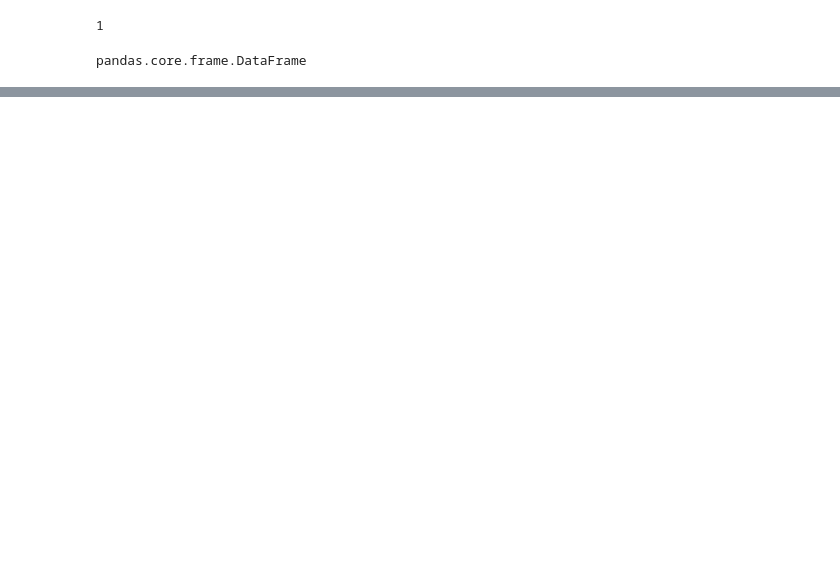
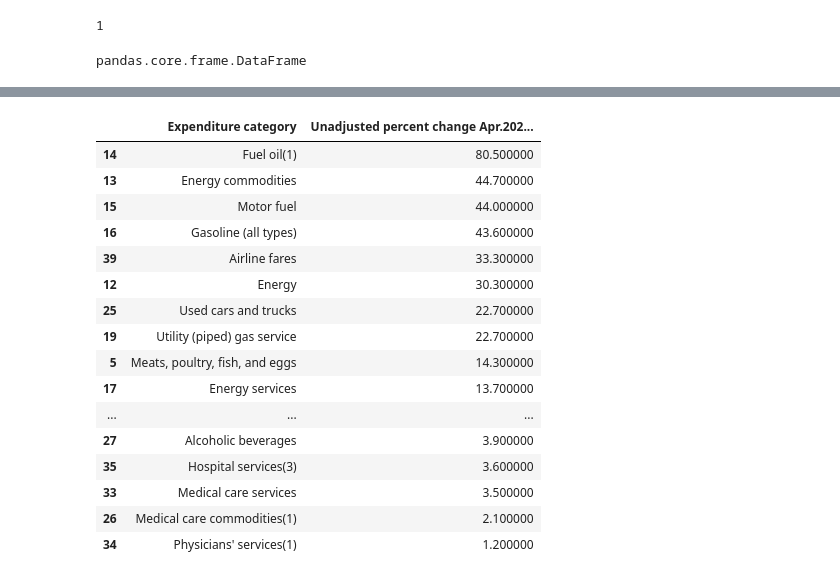
Before and after one commit to JohnBroberg/ConsumerPriceIndex, a Jupyter notebook: consumer_price_index.ipynb, the cells around one changed output, grey strips where cells are left out. Cells and saved outputs as stored; diff of their text form; code cells hidden in the pictures; blank space fills up the shorter version.

```diff
--- a/consumer_price_index.ipynb
+++ b/consumer_price_index.ipynb
@@ -45,10 +45,27 @@ df
 # %%
 df1 = df[['Expenditure category', 'Unadjusted percent change']]
 df1 = df1.rename(columns={'Unadjusted percent change':'Unadjusted percent change Apr.2021-Apr.2022'})
 df1 = df1.dropna()
 df1 = df1.drop(index=[0,40])
 df1 = df1.astype({'Unadjusted percent change Apr.2021-Apr.2022': 'float'})
-df1 = df1.sort_values('Unadjusted percent change Apr.2021-Apr.2022', ascending=False)
-.style.background_gradient(axis=0, cmap='Reds')
+df1 = df1.sort_values('Unadjusted percent change Apr.2021-Apr.2022', ascending=False).style.background_gradient(axis=0, cmap='Reds')
 
 df1
+# %% [output]
+|  | Expenditure category | Unadjusted percent change Apr.202... |
+| 14 | Fuel oil(1) | 80.500000 |
+| 13 | Energy commodities | 44.700000 |
+| 15 | Motor fuel | 44.000000 |
+| 16 | Gasoline (all types) | 43.600000 |
+| 39 | Airline fares | 33.300000 |
+| 12 | Energy | 30.300000 |
+| 25 | Used cars and trucks | 22.700000 |
+| 19 | Utility (piped) gas service | 22.700000 |
+| 5 | Meats, poultry, fish, and eggs | 14.300000 |
+| 17 | Energy services | 13.700000 |
+| ... | ... | ... |
+| 27 | Alcoholic beverages | 3.900000 |
+| 35 | Hospital services(3) | 3.600000 |
+| 33 | Medical care services | 3.500000 |
+| 26 | Medical care commodities(1) | 2.100000 |
+| 34 | Physicians' services(1) | 1.200000 |
```
